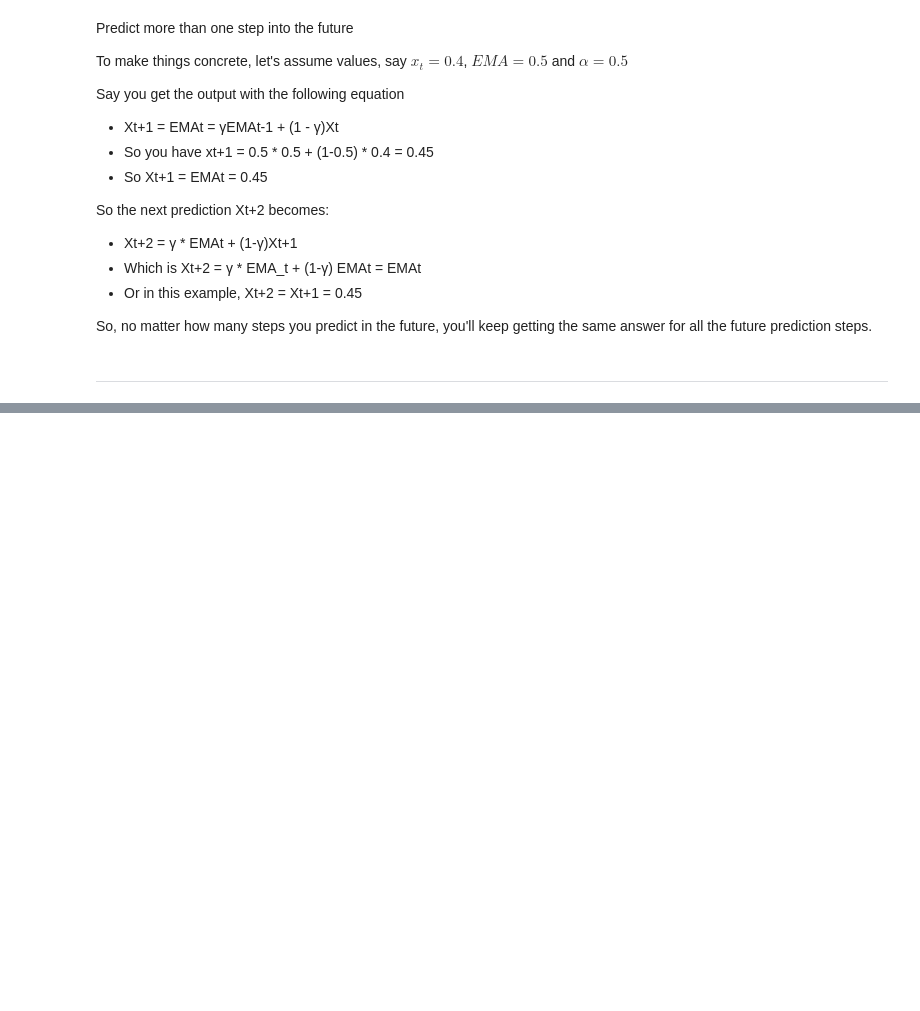
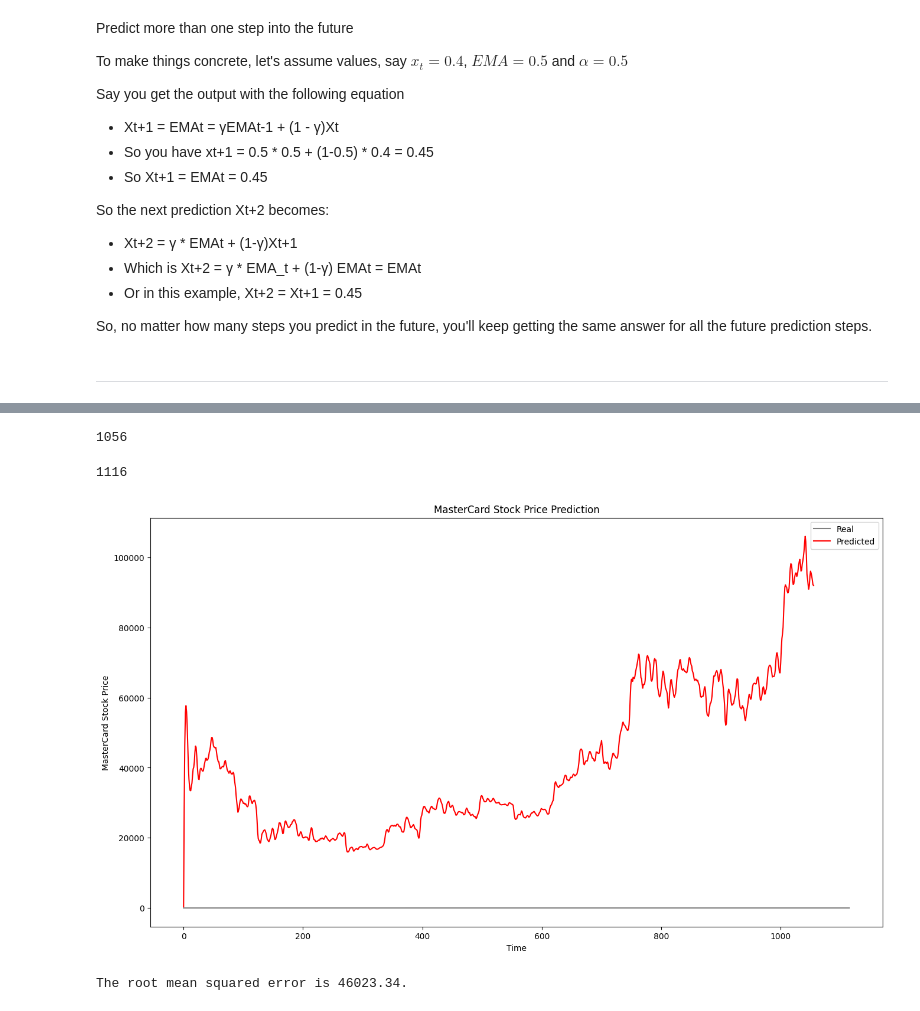
Before and after one commit to Jankiel-Predator/mmda_proj_btc, a Jupyter notebook: ma_ema.ipynb, the cells around one changed output, grey strips where cells are left out. Drawn from its saved outputs; the diff is of its cells as text; code cells hidden in the pictures; blank space fills up the shorter version.

```diff
--- a/ma_ema.ipynb
+++ b/ma_ema.ipynb
@@ -317,0 +411,9 @@ So, no matter how many steps you predict in the future, you'll keep getting the
+# %%
+# The LSTM architecture
+model_lstm = Sequential()
+model_lstm.add(LSTM(units=125, activation="tanh", input_shape=(n_steps, features)))
+model_lstm.add(Dense(units=1))
+# Compiling the model
+model_lstm.compile(optimizer="RMSprop", loss="mse")
+
+model_lstm.summary()
@@ -317,0 +434,3 @@ So, no matter how many steps you predict in the future, you'll keep getting the
+# %%
+# 10 min
+model_lstm.fit(X_train, y_train, epochs=50, batch_size=32)
@@ -317,0 +440,15 @@ So, no matter how many steps you predict in the future, you'll keep getting the
+# %%
+df_total = df.loc[:, "Average"]
+inputs = df_total[len(df_total) - len(test_data) - n_steps :].values
+inputs = inputs.reshape(-1, 1)
+#scaling
+inputs = scaler.transform(inputs)
+
+# # Split into samples
+X_test, y_test = split_sequence(inputs, n_steps)
+# # reshape
+X_test = X_test.reshape(X_test.shape[0], X_test.shape[1], features)
+# #prediction
+predicted_stock_price = model_lstm.predict(X_test)
+# #inverse transform the values
+predicted_stock_price = scaler.inverse_transform(predicted_stock_price)
@@ -317,0 +457,31 @@ So, no matter how many steps you predict in the future, you'll keep getting the
+# %%
+len(test_data)
+# %% [output]
+1056
+# %%
+len(inputs)
+# %% [output]
+1116
+# %%
+def plot_predictions(test, predicted):
+    plt.figure(figsize=(16, 9))
+    plt.plot(test, color="gray", label="Real")
+    plt.plot(predicted, color="red", label="Predicted")
+    plt.title("MasterCard Stock Price Prediction")
+    plt.xlabel("Time")
+    plt.ylabel("MasterCard Stock Price")
+    plt.legend()
+    plt.show()
+
+
+def return_rmse(test, predicted):
+    rmse = np.sqrt(mean_squared_error(test, predicted))
+    print("The root mean squared error is {:.2f}.".format(rmse))
+# %%
+plot_predictions(inputs, predicted_stock_price)
+# %% [output]
+[figure, added]
+# %%
+return_rmse(test_data, predicted_stock_price)
+# %% [output]
+The root mean squared error is 46023.34.
```
Also changed, not shown: parts of 22 cells of this notebook.
